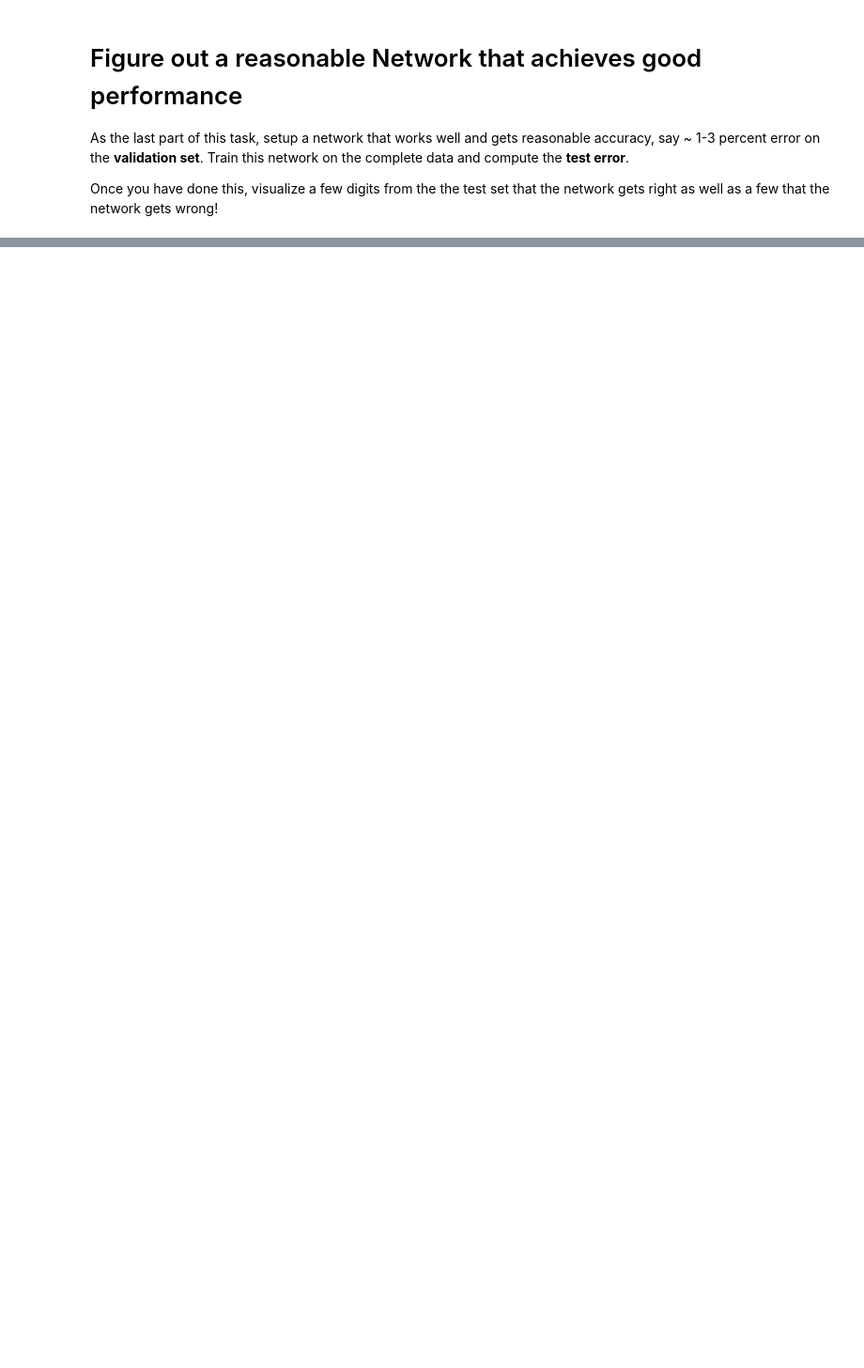
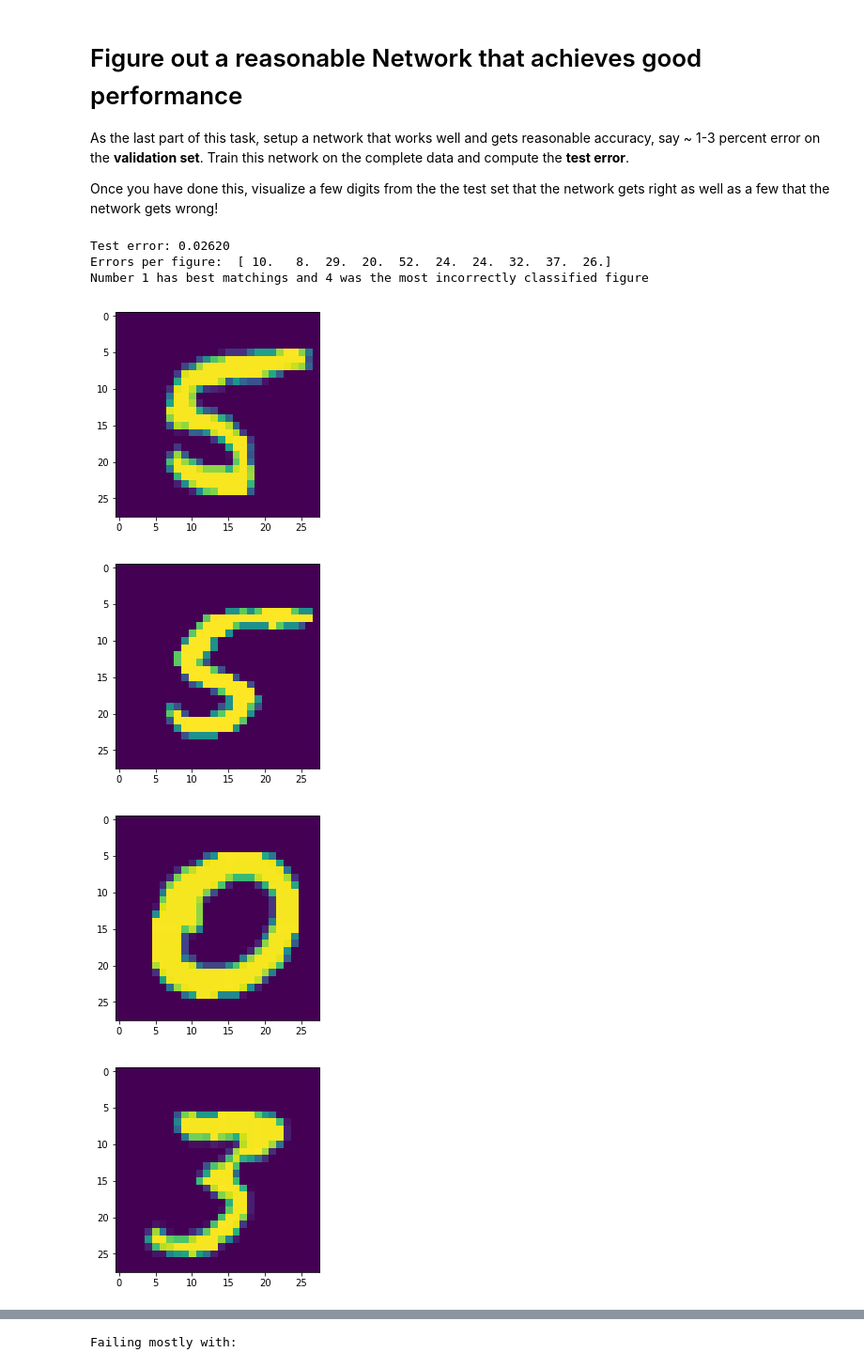
Before and after one commit to StudentESE/dl_lab_2017, a Jupyter notebook: notebooks/exercise_1.ipynb, the cells around one changed output, grey strips where cells are left out. Shown at 94% size. Saved outputs shown, nothing was run; the diff lists cells and outputs as text; code cells hidden in the pictures; blank space fills up the shorter version.

```diff
--- a/notebooks/exercise_1.ipynb
+++ b/notebooks/exercise_1.ipynb
@@ -654,7 +761,8 @@ Dtrain, Dval, Dtest = mnist()
 X_train, y_train = Dtrain
 X_valid, y_valid = Dval
 # Downsample training data to make it a bit faster for testing this code
-n_train_samples = 10000
+#n_train_samples = 10000
+n_train_samples = X_train.shape[0]
 train_idxs = np.random.permutation(X_train.shape[0])[:n_train_samples]
 X_train = X_train[train_idxs]
 y_train = y_train[train_idxs]
@@ -750,3 +860,46 @@ As the last part of this task, setup a network that works well and gets reasonab
 Train this network on the complete data and compute the **test error**.
 
 Once you have done this, visualize a few digits from the the test set that the network gets right as well as a few that the network gets wrong!
+# %%
+def sm(im):
+    d = (np.reshape(im, (28, 28)) * 255).astype(np.uint8)
+    plot.imshow(d, interpolation='nearest')
+    plot.show()
+
+Xtest, Y_test = Dtest
+X_test = Xtest.reshape(Xtest.shape[0], -1)
+Y_pred = nn.predict(X_test)
+e = nn.classification_error(X_test, Y_test)
+print('Test error: {:.5f}' .format(e))
+
+ef = np.zeros(10)
+nothot = unhot(Y_pred)
+for i in range(len(nothot)):
+    if nothot[i] != Y_test[i]:
+        ef[Y_test[i]] += 1
+print('Errors per figure: ',ef)
+
+og = np.argmin(ef)
+
+ob = np.argmax(ef)
+print('Number {} has best matchings and {} was the most incorrectly classified figure' .format(og,ob))
+import heapq
+diff = np.abs(Y_pred - one_hot(Y_test)).flatten()
+
+b = diff.argsort()[0:10]
+
+for i in range(10):
+    sm(Xtest[b[i]//10, :, : ,:])
+
+print('Failing mostly with: ')
+w = diff.argsort()[-11:]
+for i in range(10):
+    sm(Xtest[w[i]//10, :, : ,:])
+# %% [output]
+Test error: 0.02620
+Errors per figure:  [ 10.   8.  29.  20.  52.  24.  24.  32.  37.  26.]
+Number 1 has best matchings and 4 was the most incorrectly classified figure
+[figure, added]
+[figure, added]
+[figure, added]
+[figure, added]
@@ -752,0 +912 @@ Once you have done this, visualize a few digits from the the test set that the n
+Failing mostly with:
```
Also changed, not shown: parts of 8 cells of this notebook.
